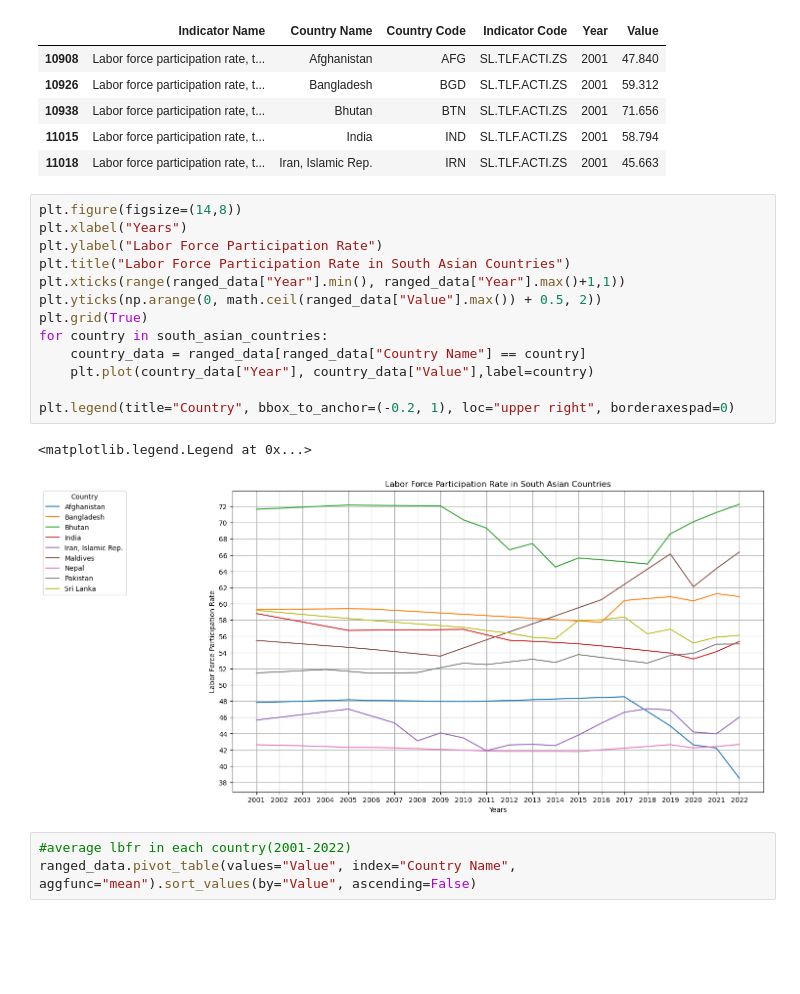
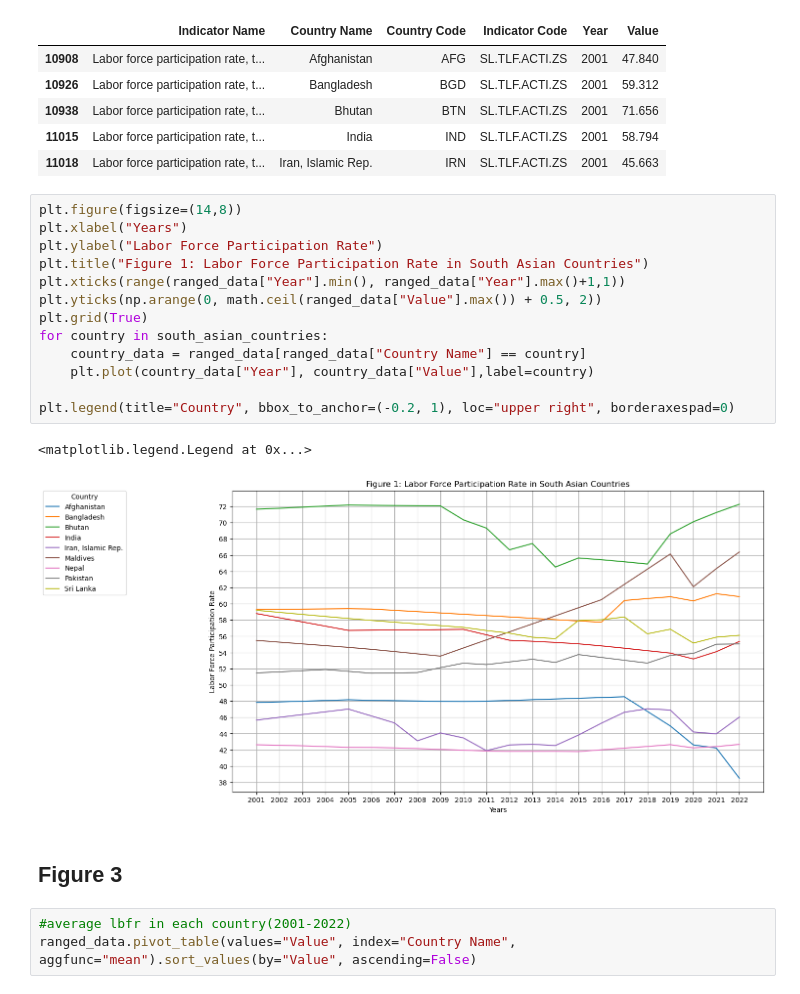
Before and after one commit to kaane5662/lfpr-econ, a Jupyter notebook: Lbfr.ipynb, the cells around one changed output. Cells and saved outputs as stored; diff of their text form; blank space fills up the shorter version.

Commit message:
figures

```diff
--- a/Lbfr.ipynb
+++ b/Lbfr.ipynb
@@ -124,19 +127,21 @@ ranged_data.head()
 # %%
 plt.figure(figsize=(14,8))
 plt.xlabel("Years")
 plt.ylabel("Labor Force Participation Rate")
-plt.title("Labor Force Participation Rate in South Asian Countries")
+plt.title("Figure 1: Labor Force Participation Rate in South Asian Countries")
 plt.xticks(range(ranged_data["Year"].min(), ranged_data["Year"].max()+1,1))
 plt.yticks(np.arange(0, math.ceil(ranged_data["Value"].max()) + 0.5, 2))
 plt.grid(True)
 for country in south_asian_countries:
     country_data = ranged_data[ranged_data["Country Name"] == country]
     plt.plot(country_data["Year"], country_data["Value"],label=country)
 
 plt.legend(title="Country", bbox_to_anchor=(-0.2, 1), loc="upper right", borderaxespad=0)
 # %% [output]
 <matplotlib.legend.Legend at 0x...>
-[figure, old version]
+[figure, new version]
+# %% [markdown]
+## Figure 3
 # %%
 #average lbfr in each country(2001-2022)
 ranged_data.pivot_table(values="Value", index="Country Name", aggfunc="mean").sort_values(by="Value", ascending=False)
```
Also changed, not shown: parts of 3 cells of this notebook.
